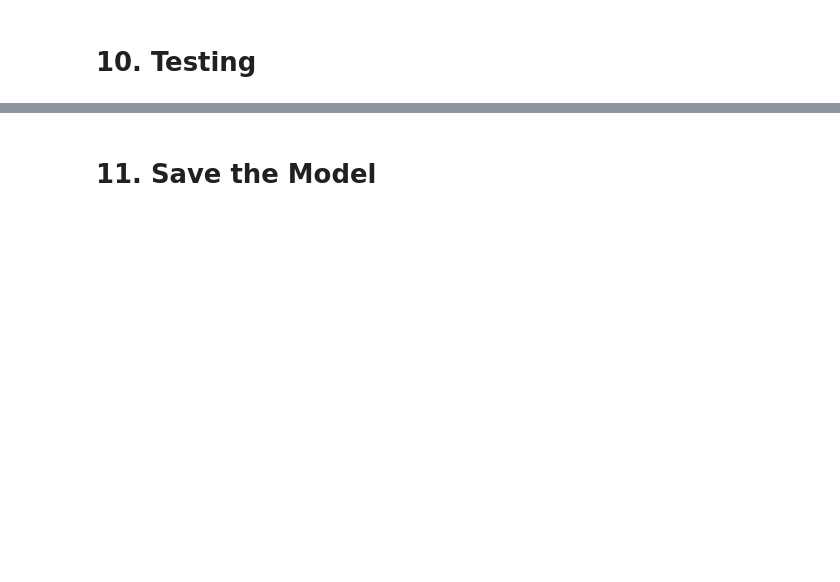
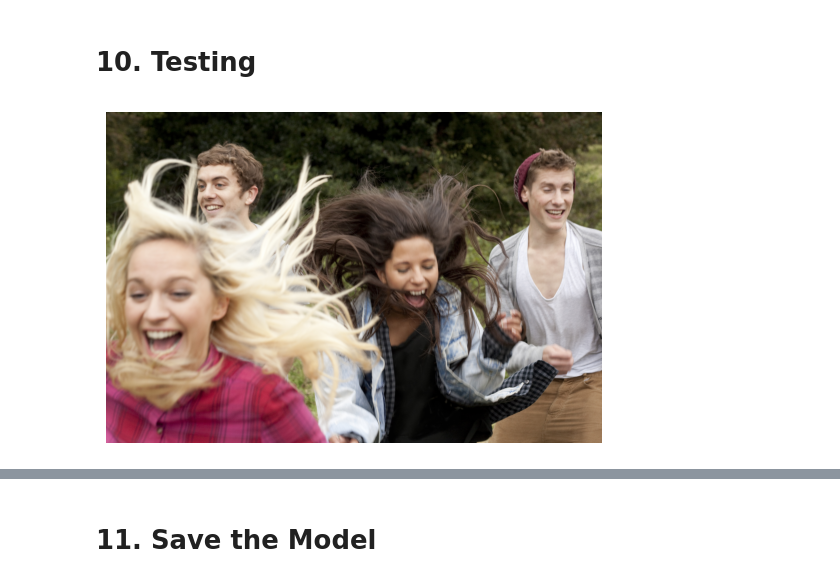
Before and after one commit to ThunderE75/CNN-ImageClassification, a Jupyter notebook: imageCNN.ipynb, the cells around one changed output, grey strips where cells are left out. Drawn from its saved outputs; the diff is of its cells as text; code cells hidden in the pictures; blank space fills up the shorter version.

```diff
--- a/imageCNN.ipynb
+++ b/imageCNN.ipynb
@@ -156,26 +271,31 @@ print(pre.result(), re.result(), acc.result())
 # %%
 import cv2
 import requests
 import numpy as np
 import matplotlib.pyplot as plt
 
-# URL of the raw image from GitHub
-
-url = "https://github.com/ThunderE75/CNN-ImageClassification/blob/2699669029524d58a111c7918b8fb7a2d8f7a1f1/test_image1.jpg"
+# t\Test Image 1
+url = "https://raw.githubusercontent.com/ThunderE75/CNN-ImageClassification/2699669029524d58a111c7918b8fb7a2d8f7a1f1/test_image1.jpg"
 
 # Download the image
 response = requests.get(url)
 
 if response.status_code == 200:  # Check if the request was successful
     image_array = np.frombuffer(response.content, np.uint8)
     img = cv2.imdecode(image_array, cv2.IMREAD_COLOR)
 
-    # Display the image
-    plt.imshow(cv2.cvtColor(img, cv2.COLOR_BGR2RGB))  # Convert BGR to RGB for matplotlib
-    plt.axis('off')  # Hide the axes
-    plt.show()
+    # Check if image was decoded correctly
+    if img is not None:
+        # Display the image
+        plt.imshow(cv2.cvtColor(img, cv2.COLOR_BGR2RGB))
+        plt.axis('off')  # Hide the axes
+        plt.show()
+    else:
+        print("Error: Image could not be decoded properly.")
 else:
     print("Error: Unable to download the image.")
+# %% [output]
+[figure, added]
 # %%
 resize = tf.image.resize(img, (256,256))
 plt.imshow(resize.numpy().astype(int))
```
Also changed, not shown: parts of 26 cells of this notebook.
